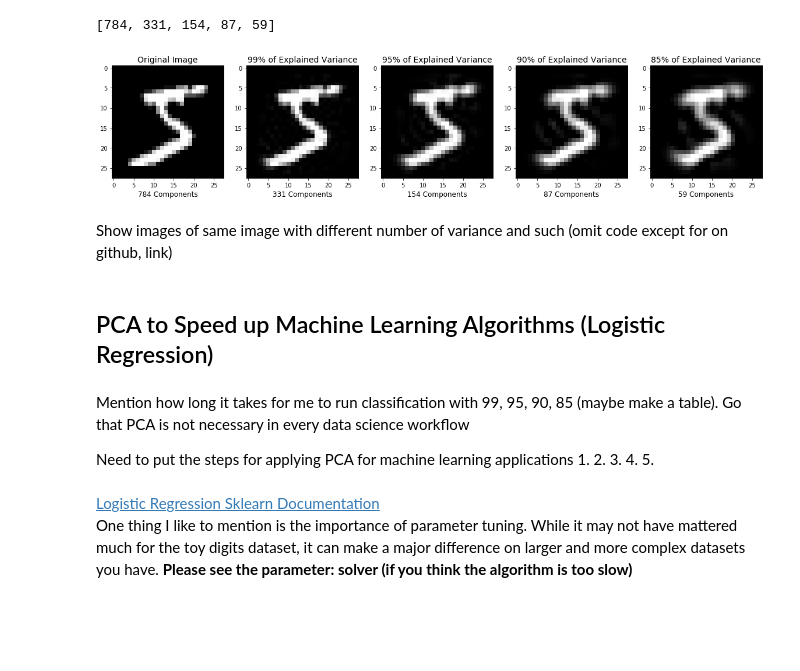
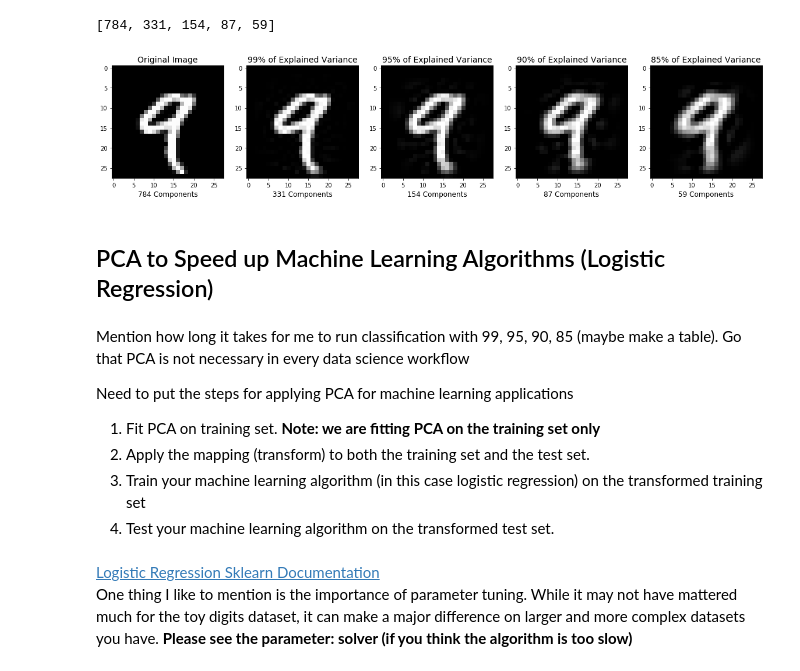
Before and after one commit to mGalarnyk/Python_Tutorials, a Jupyter notebook: Sklearn/PCA/PCA_MNIST_Logistic_Regression.ipynb, the cells around one changed output. Saved outputs shown, nothing was run; the diff lists cells and outputs as text; code cells hidden in the pictures; blank space fills up the shorter version.

```diff
--- a/Sklearn/PCA/PCA_MNIST_Logistic_Regression.ipynb
+++ b/Sklearn/PCA/PCA_MNIST_Logistic_Regression.ipynb
@@ -260,47 +255,45 @@ plt.figure(figsize=(20,4));
 
 # Original Image (784 components)
 plt.subplot(1, 5, 1);
-plt.imshow(train_img[0].reshape(28,28),
+plt.imshow(train_img[4].reshape(28,28),
               cmap = plt.cm.gray, interpolation='nearest',
               clim=(0, 255));
 plt.xlabel('784 Components', fontsize = 12)
 plt.title('Original Image', fontsize = 14);
 
 # 331 principal components
 plt.subplot(1, 5, 2);
-plt.imshow(explainedVariance(.99, train_img)[0].reshape(28, 28),
+plt.imshow(explainedVariance(.99, train_img)[4].reshape(28, 28),
               cmap = plt.cm.gray, interpolation='nearest',
               clim=(0, 255));
 plt.xlabel('331 Components', fontsize = 12)
 plt.title('99% of Explained Variance', fontsize = 14);
 
 # 154 principal components
 plt.subplot(1, 5, 3);
-plt.imshow(explainedVariance(.95, train_img)[0].reshape(28, 28),
+plt.imshow(explainedVariance(.95, train_img)[4].reshape(28, 28),
               cmap = plt.cm.gray, interpolation='nearest',
               clim=(0, 255));
 plt.xlabel('154 Components', fontsize = 12)
 plt.title('95% of Explained Variance', fontsize = 14);
 
 # 87 principal components
 plt.subplot(1, 5, 4);
-plt.imshow(explainedVariance(.90, train_img)[0].reshape(28, 28),
+plt.imshow(explainedVariance(.90, train_img)[4].reshape(28, 28),
               cmap = plt.cm.gray, interpolation='nearest',
               clim=(0, 255));
 plt.xlabel('87 Components', fontsize = 12)
 plt.title('90% of Explained Variance', fontsize = 14);
 
 # 59 principal components
 plt.subplot(1, 5, 5);
-plt.imshow(explainedVariance(.85, train_img)[0].reshape(28, 28),
+plt.imshow(explainedVariance(.85, train_img)[4].reshape(28, 28),
               cmap = plt.cm.gray, interpolation='nearest',
               clim=(0, 255));
 plt.xlabel('59 Components', fontsize = 12)
 plt.title('85% of Explained Variance', fontsize = 14);
 # %% [output]
-[figure, old version]
+[figure, new version]
-# %% [markdown]
-Show images of same image with different number of variance and such (omit code except for on github, link)
 # %% [markdown]
 ## PCA to Speed up Machine Learning Algorithms (Logistic Regression)
 # %% [markdown]
@@ -308,11 +301,10 @@ Mention how long it takes for me to run classification with 99, 95, 90, 85 (mayb
 
 
 Need to put the steps for applying PCA for machine learning applications
-1.
-2.
-3.
-4.
-5.
+1. Fit PCA on training set. <b>Note: we are fitting PCA on the training set only</b>
+2. Apply the mapping (transform) to both the training set and the test set.
+3. Train your machine learning algorithm (in this case logistic regression) on the transformed training set
+4. Test your machine learning algorithm on the transformed test set.
 # %% [markdown]
 [Logistic Regression Sklearn Documentation](http://scikit-learn.org/stable/modules/generated/sklearn.linear_model.LogisticRegression.html) <br>
 One thing I like to mention is the importance of parameter tuning. While it may not have mattered much for the toy digits dataset, it can make a major difference on larger and more complex datasets you have. <b>Please see the parameter: solver (if you think the algorithm is too slow)</b>
```
Also changed, not shown: parts of 3 cells of this notebook.
